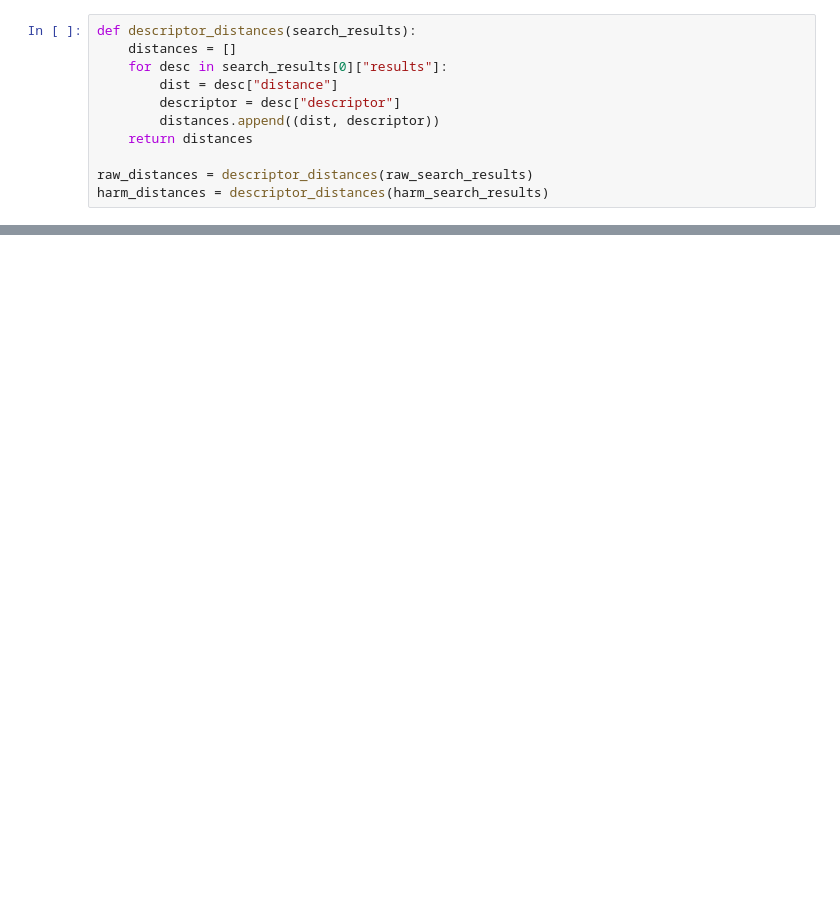
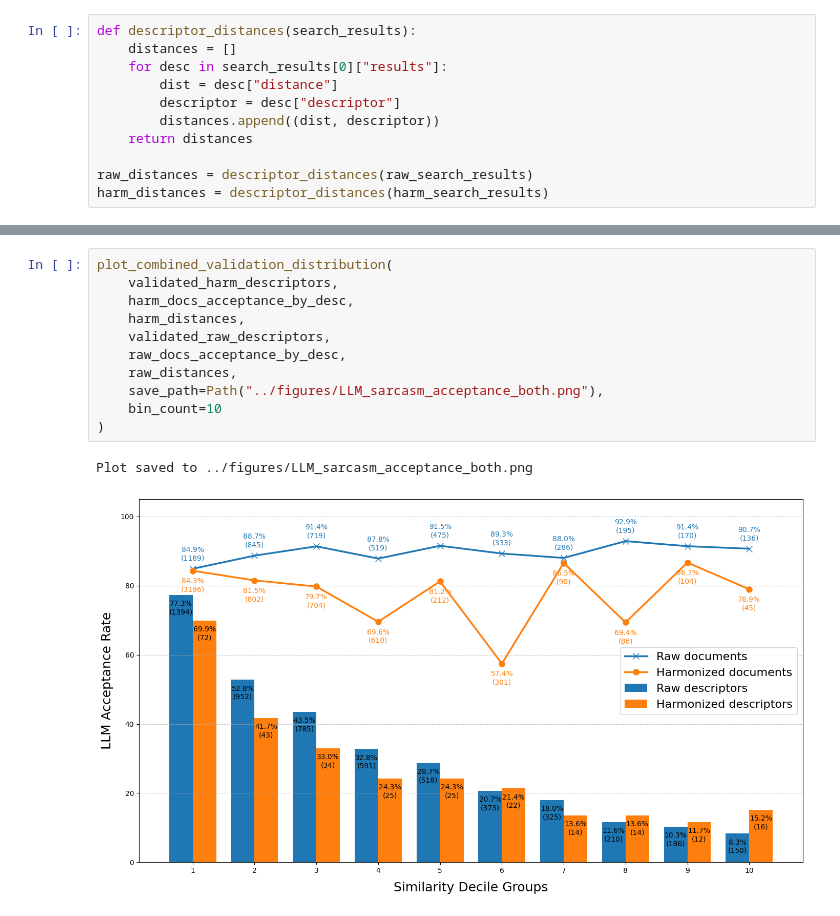
Before and after one commit to TurkuNLP/LLM_document_descriptors, a Jupyter notebook: notebooks/query_results_error_analysis.ipynb, the cells around one changed output, grey strips where cells are left out. Saved outputs shown, nothing was run; the diff lists cells and outputs as text; blank space fills up the shorter version.

```diff
--- a/notebooks/query_results_error_analysis.ipynb
+++ b/notebooks/query_results_error_analysis.ipynb
@@ -263,0 +735,14 @@ Plot saved to ../figures/LLM_sarcasm_acceptance_raw.png
+# %%
+plot_combined_validation_distribution(
+    validated_harm_descriptors,
+    harm_docs_acceptance_by_desc,
+    harm_distances,
+    validated_raw_descriptors,
+    raw_docs_acceptance_by_desc,
+    raw_distances,
+    save_path=Path("../figures/LLM_sarcasm_acceptance_both.png"),
+    bin_count=10
+)
+# %% [output]
+Plot saved to ../figures/LLM_sarcasm_acceptance_both.png
+[figure, added]
```
Also changed, not shown: parts of 11 cells of this notebook, 4 other files.
